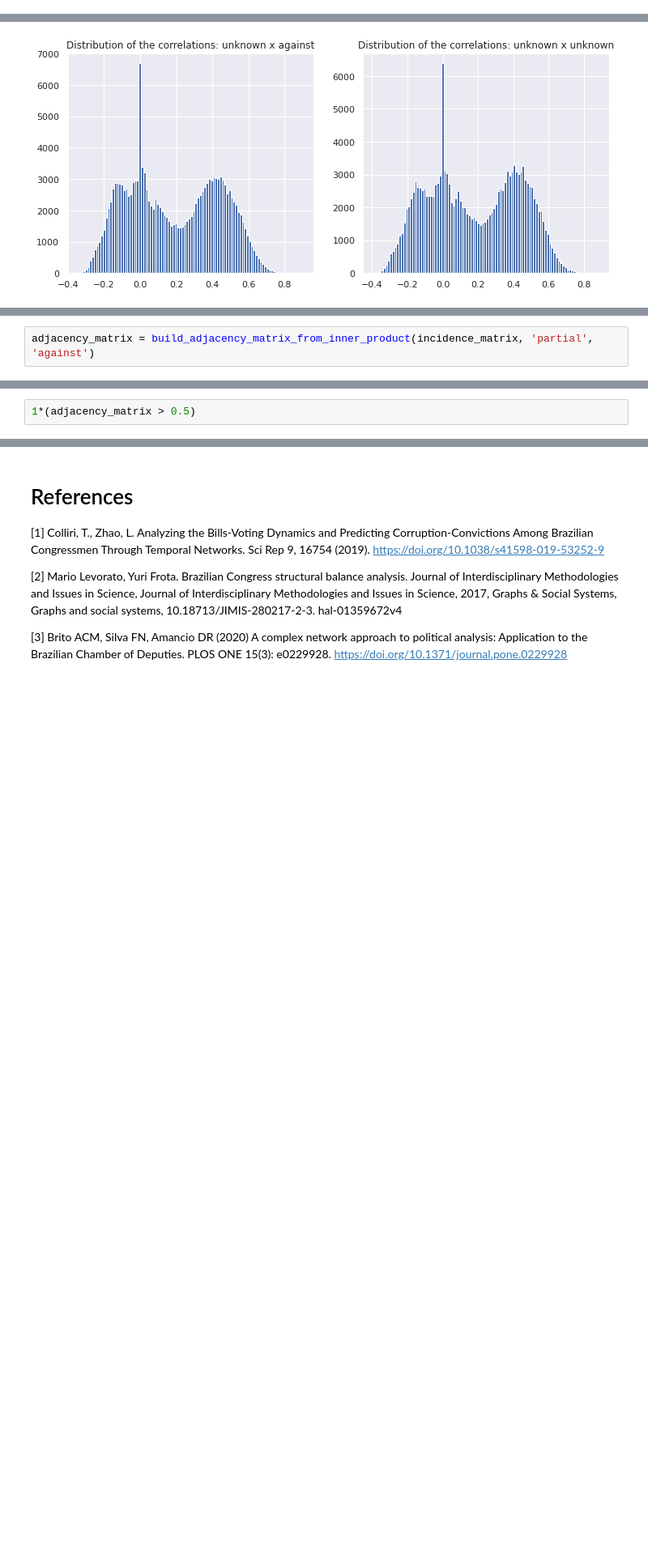
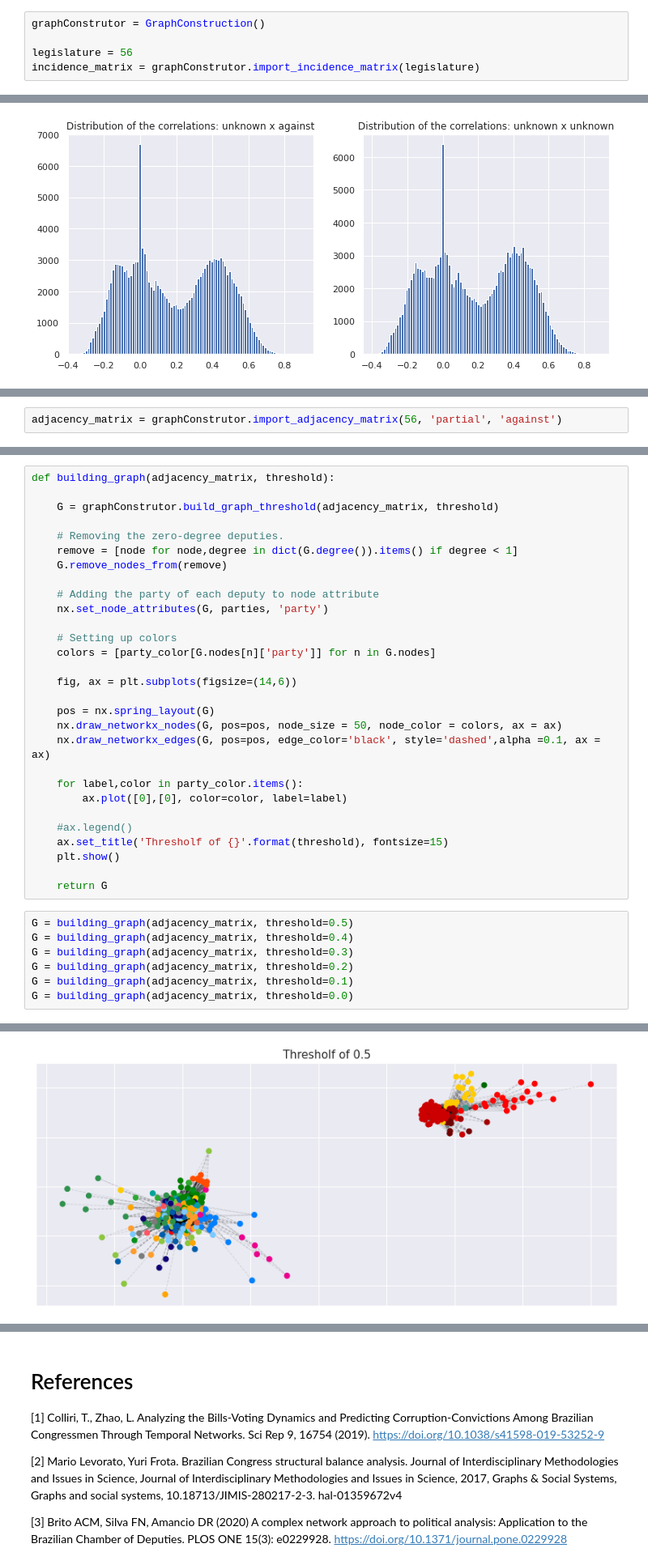
Before and after one commit to lucasmoschen/project-network-science, a Jupyter notebook: notebooks/network_construction.ipynb, the cells around one changed output, grey strips where cells are left out. Shown: that part at 81% size. Saved outputs shown, nothing was run; the diff lists cells and outputs as text; blank space fills up the shorter version.

Commit message:
add threshold analysis

```diff
--- a/notebooks/network_construction.ipynb
+++ b/notebooks/network_construction.ipynb
@@ -163 +101,6 @@ Let's try this out.
+# %%
+graphConstrutor = GraphConstruction()
+
+legislature = 56
+incidence_matrix = graphConstrutor.import_incidence_matrix(legislature)
 # %%
@@ -230,2 +192,2 @@ plt.show()
 # %%
-adjacency_matrix = build_adjacency_matrix_from_inner_product(incidence_matrix, 'partial', 'against')
+adjacency_matrix = graphConstrutor.import_adjacency_matrix(56, 'partial', 'against')
@@ -232,3 +196,37 @@ adjacency_matrix = build_adjacency_matrix_from_inner_product(incidence_matrix, '
+# %%
+def building_graph(adjacency_matrix, threshold):
+
+    G = graphConstrutor.build_graph_threshold(adjacency_matrix, threshold)
+
+    # Removing the zero-degree deputies.
+    remove = [node for node,degree in dict(G.degree()).items() if degree < 1]
+    G.remove_nodes_from(remove)
+
+    # Adding the party of each deputy to node attribute
+    nx.set_node_attributes(G, parties, 'party')
+
+    # Setting up colors
+    colors = [party_color[G.nodes[n]['party']] for n in G.nodes]
+
+    fig, ax = plt.subplots(figsize=(14,6))
+
+    pos = nx.spring_layout(G)
+    nx.draw_networkx_nodes(G, pos=pos, node_size = 50, node_color = colors, ax = ax)
+    nx.draw_networkx_edges(G, pos=pos, edge_color='black', style='dashed',alpha =0.1, ax = ax)
+
+    for label,color in party_color.items():
+        ax.plot([0],[0], color=color, label=label)
+
+    #ax.legend()
+    ax.set_title('Thresholf of {}'.format(threshold), fontsize=15)
+    plt.show()
+
+    return G
 # %%
-1*(adjacency_matrix > 0.5)
+G = building_graph(adjacency_matrix, threshold=0.5)
+G = building_graph(adjacency_matrix, threshold=0.4)
+G = building_graph(adjacency_matrix, threshold=0.3)
+G = building_graph(adjacency_matrix, threshold=0.2)
+G = building_graph(adjacency_matrix, threshold=0.1)
+G = building_graph(adjacency_matrix, threshold=0.0)
 # %% [output]
@@ -247,0 +234 @@ adjacency_matrix = build_adjacency_matrix_from_inner_product(incidence_matrix, '
+[figure, added]
```
Also changed, not shown: parts of 22 cells of this notebook, 1 other file.
